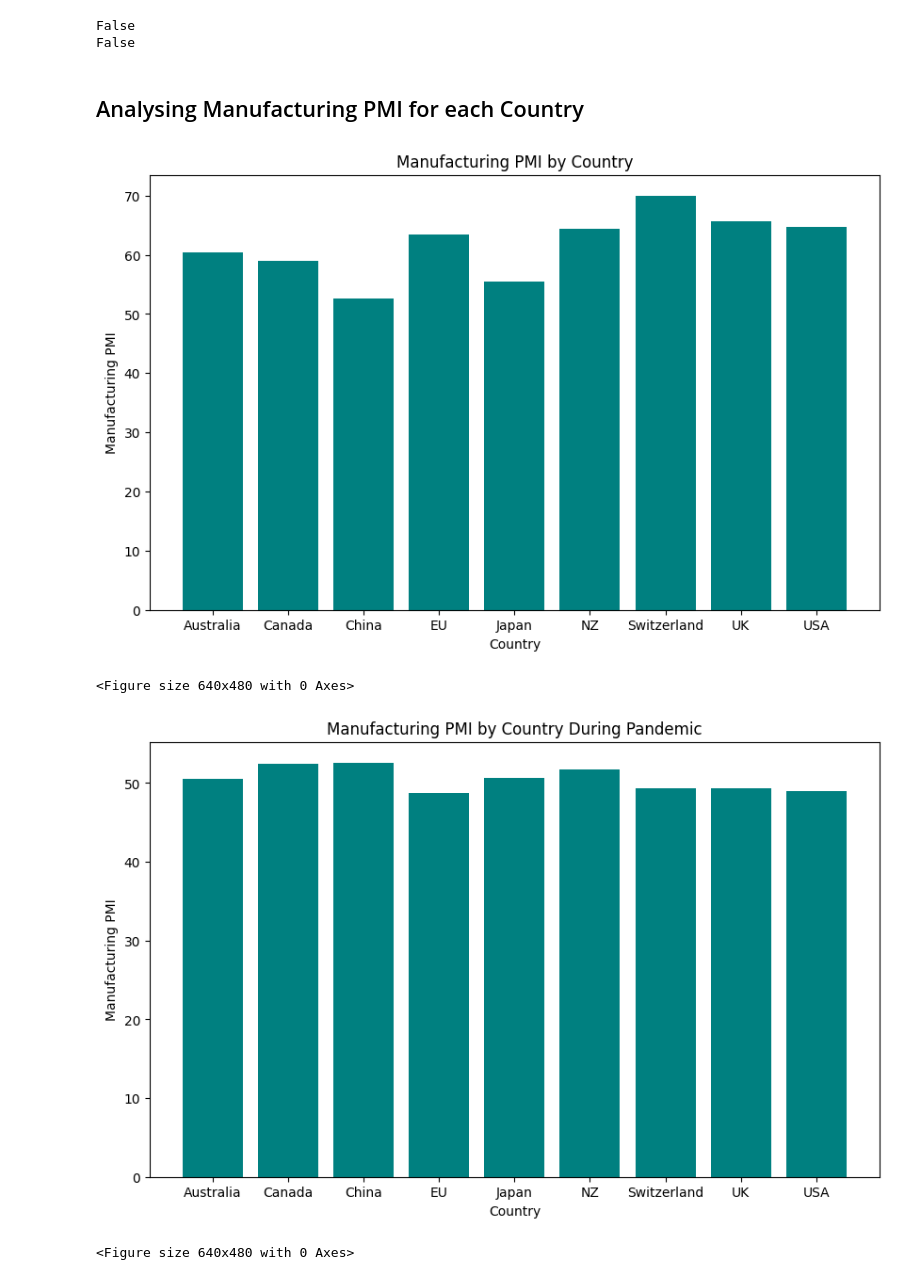
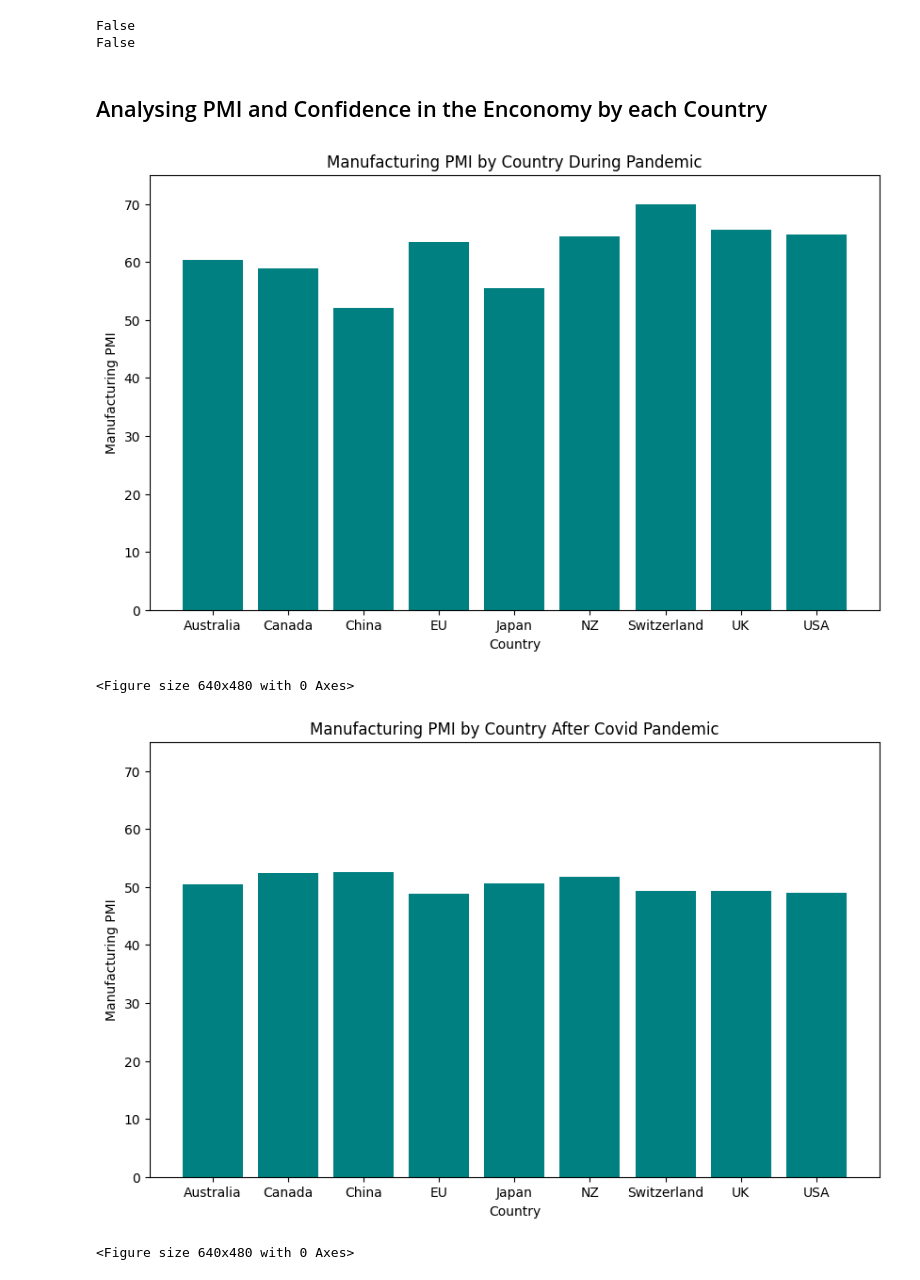
Before and after one commit to kevinmaxx2/Economic-Data-After-Covid, a Jupyter notebook: notebook.ipynb, the cells around one changed output. Saved outputs shown, nothing was run; the diff lists cells and outputs as text; code cells hidden in the pictures.

```diff
--- a/notebook.ipynb
+++ b/notebook.ipynb
@@ -87,28 +100,30 @@ df['year'] = df['date'].dt.year
 df_pandemic = df[df['year'].isin([2020, 2021, 2022])]
 df_after_pandemic = df[df['year'].isin([2023, 2024])]
 # %% [markdown]
-## Analysing Manufacturing PMI for each Country
+## Analysing PMI and Confidence in the Enconomy by each Country
 # %%
 #First we will look data during Covid Pandemic
 plt.figure(figsize=(10, 6))
 plt.bar(df_pandemic['country'], df_pandemic['manufacturing pmi'], color='teal')
 plt.xlabel('Country', fontsize=10)
 plt.ylabel('Manufacturing PMI')
+plt.ylim(0, 75)
 plt.title('Manufacturing PMI by Country During Pandemic')
 plt.show()
 plt.clf()
 # %% [output]
-[figure, old version]
+[figure, new version]
 <Figure size 640x480 with 0 Axes>
 # %%
 #Now will look data after Covid
 plt.figure(figsize=(10, 6))
 plt.bar(df_after_pandemic['country'], df_after_pandemic['manufacturing pmi'], color='teal')
 plt.xlabel('Country', fontsize=10)
 plt.ylabel('Manufacturing PMI')
-plt.title('Manufacturing PMI by Country During Pandemic')
+plt.ylim(0, 75)
+plt.title('Manufacturing PMI by Country After Covid Pandemic')
 plt.show()
 plt.clf()
 # %% [output]
-[figure, old version]
+[figure, new version]
 <Figure size 640x480 with 0 Axes>
```
Also changed, not shown: parts of 4 cells of this notebook.
